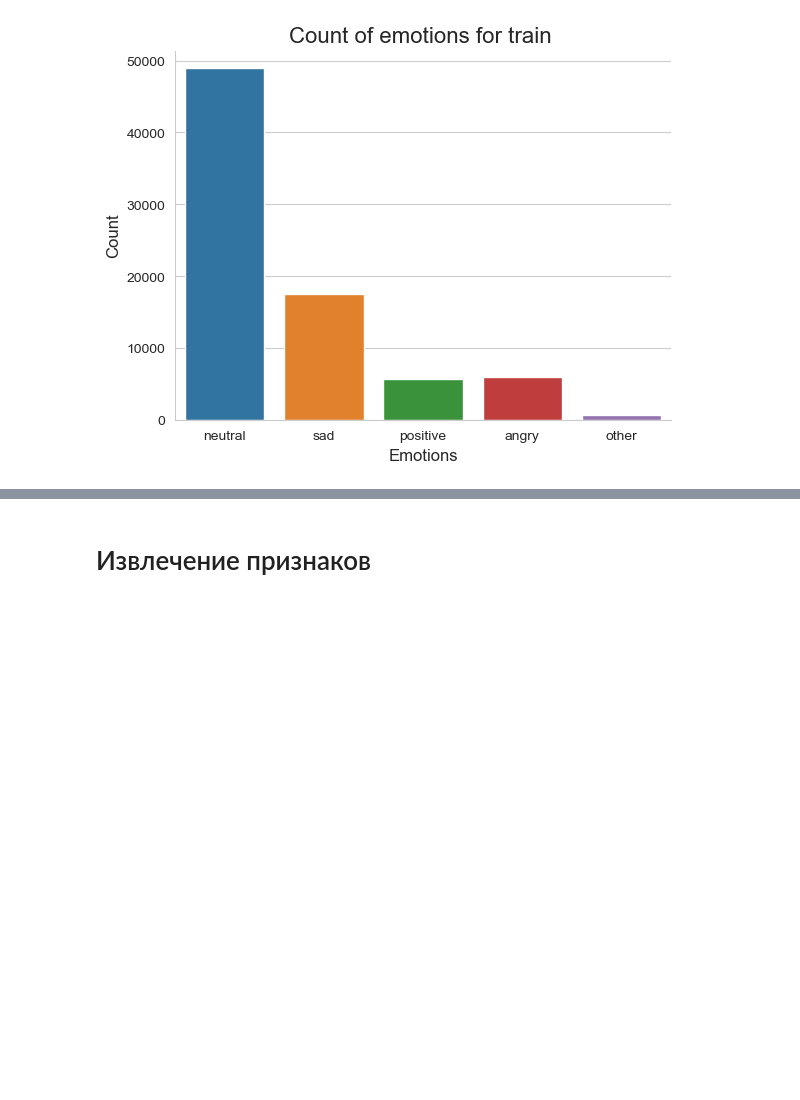
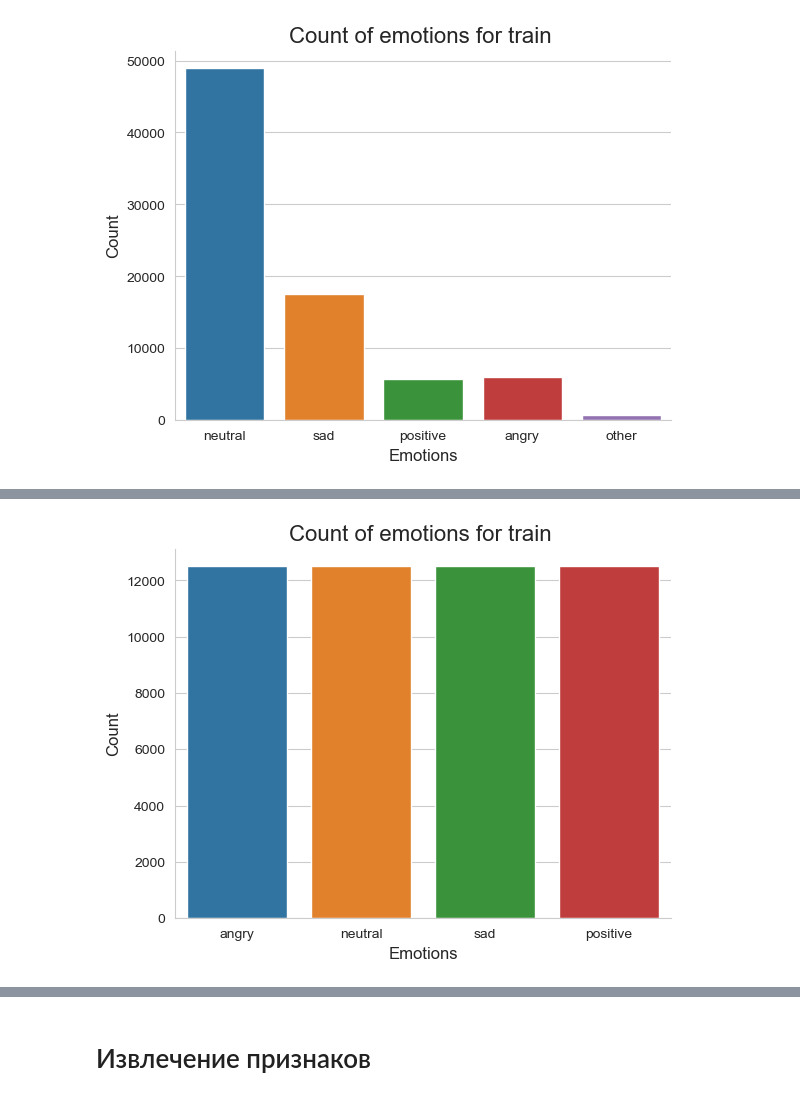
Before and after one commit to SeraphimPentin/SER_fqw, a Jupyter notebook: src/data.ipynb, the cells around one changed output, grey strips where cells are left out. Cells and saved outputs as stored; diff of their text form; code cells hidden in the pictures; blank space fills up the shorter version.

Commit message:
Training a model with different numerical characteristics

```diff
--- a/src/data.ipynb
+++ b/src/data.ipynb
@@ -153,6 +155,11 @@ data_4
 | 1 | 2f9438ef68395c70a8714dc373a49d11 | wavs/2f9438ef68395c70a8714dc373a4... | 4.640 | neutral | NaN | 858305a5450b7bd1288ba0053b1cd1c1 | фозил кори mp три | neutral | ... |
 | 2 | fb44b08978c2254dca5c03b3f8b6f951 | wavs/fb44b08978c2254dca5c03b3f8b6... | 4.880 | sad | NaN | 858305a5450b7bd1288ba0053b1cd1c1 | ну да плохое | sad | ... |
 | 3 | ed5a0505897b5fd7fdd36e75e336e746 | wavs/ed5a0505897b5fd7fdd36e75e336... | 5.260 | positive | NaN | 858305a5450b7bd1288ba0053b1cd1c1 | анекдот мне расскажешь | positive | ... |
+# %%
+data_50_000_records = pd.read_csv("C:\\Users\\s5pen\\DataSpellProjects\\SER\\data_tcv\\raw_crowd_train_50000.tsv", delimiter='\t')
+create_countplot(data_50_000_records)
+# %% [output]
+[figure, added]
 # %%
 for index, row in data_4.iterrows():
     emotion = row['speaker_emo']
```
Also changed, not shown: parts of 10 cells of this notebook, 3 other files.
